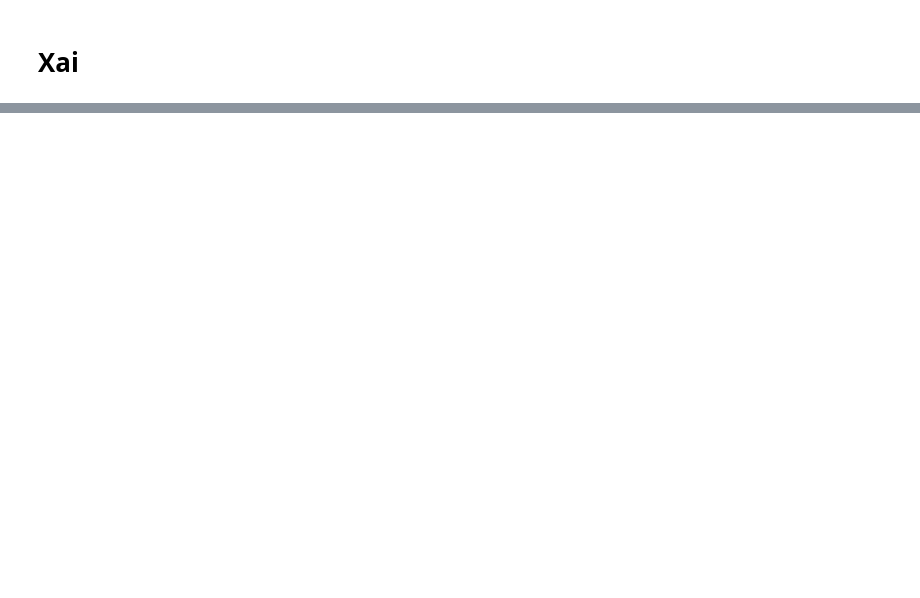
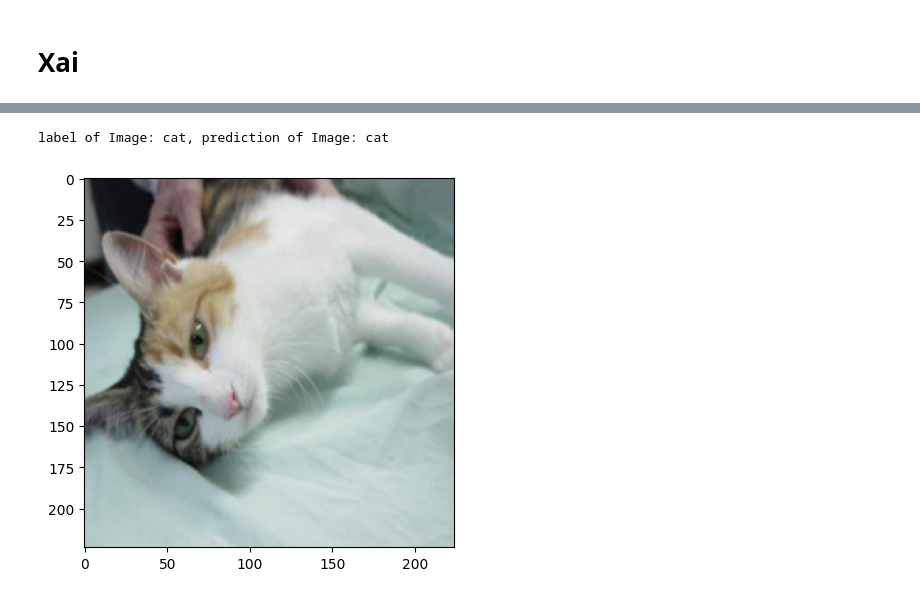
Before and after one commit to kal6868/study, a Jupyter notebook: XAI/ResNet_XAI.ipynb, the cells around one changed output, grey strips where cells are left out. Drawn from its saved outputs; the diff is of its cells as text; code cells hidden in the pictures; blank space fills up the shorter version.

```diff
--- a/XAI/ResNet_XAI.ipynb
+++ b/XAI/ResNet_XAI.ipynb
@@ -404,0 +378,7 @@ _ = viz.visualize_image_attr_multiple(np_attribution_cat,
+# %%
+number = 339
+plt.imshow(test_img[number])
+print_label(number)
+# %% [output]
+label of Image: cat, prediction of Image: cat
+[figure, added]
```
Also changed, not shown: parts of 39 cells of this notebook.
